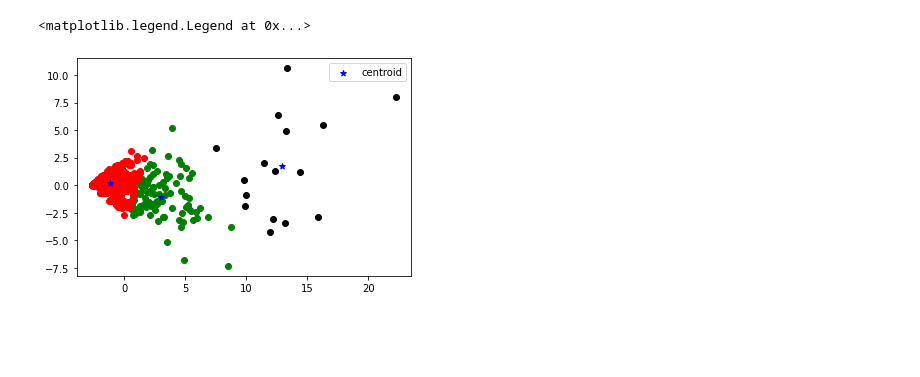
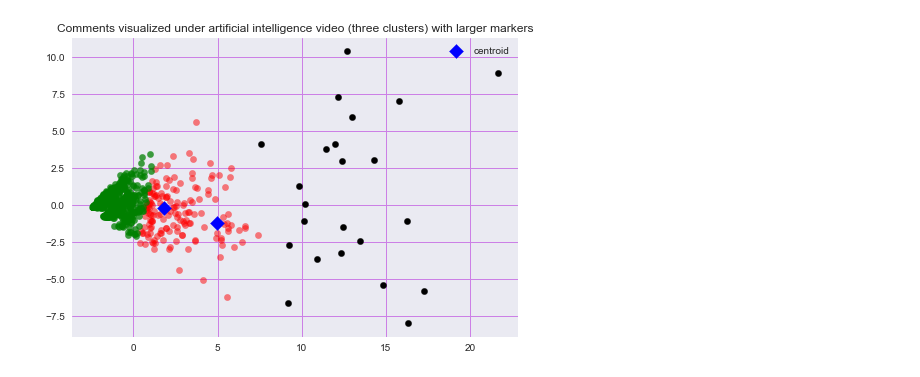
Before and after one commit to mariaerrhaimi/Sentiment-analysis-on-youtube-comments, a Jupyter notebook: Untitled.ipynb, the cells around one changed output. Drawn from its saved outputs; the diff is of its cells as text; code cells hidden in the pictures; blank space fills up the shorter version.

```diff
--- a/Untitled.ipynb
+++ b/Untitled.ipynb
@@ -59,5 +59,6 @@ plt.style.use('fast')
 plt.title('Comments visualized under artificial intelligence video (one cluster)')
 plt.xlabel("x")
 plt.ylabel("y")
+plt.style.use("seaborn")
 plt.scatter(x_pca[:,0],x_pca[:,1]); #visualizing all clusters on same panel
 # %% [output]
@@ -102,15 +108,12 @@ array([[ 3.00987107, -1.03667974],
 # %%
-df1 = df[df.cluster==0]
-df2 = df[df.cluster==1]
-df3 = df[df.cluster==2]
-plt.scatter(df1.x,df1.y,color='green')
-plt.scatter(df2.x,df2.y,color='red')
-plt.scatter(df3.x,df3.y,color='black')
-plt.scatter(km.cluster_centers_[:,0],km.cluster_centers_[:,1],color='blue',marker='*',label='centroid')
-plt.legend()
+plt.title('Comments visualized under artificial intelligence video (three clusters) with larger markers')
+plt.scatter(df1.x,df1.y,color='red',s=40,alpha=0.5)
+plt.scatter(df2.x,df2.y,color='black',s=40,alpha=1)
+plt.scatter(df3.x,df3.y,color='green',s=40, alpha=0.75)
+plt.scatter(km.cluster_centers_[:,0],km.cluster_centers_[:,1],color='blue',marker='D',s=100,label='centroid');
+plt.legend();
 # %% [output]
-<matplotlib.legend.Legend at 0x...>
-[figure, old version]
+[figure, new version]
 # %%
 df[df['cluster']==0] #red cluster
 # %% [output]
```
Also changed, not shown: parts of 22 cells of this notebook, 1 other file.
